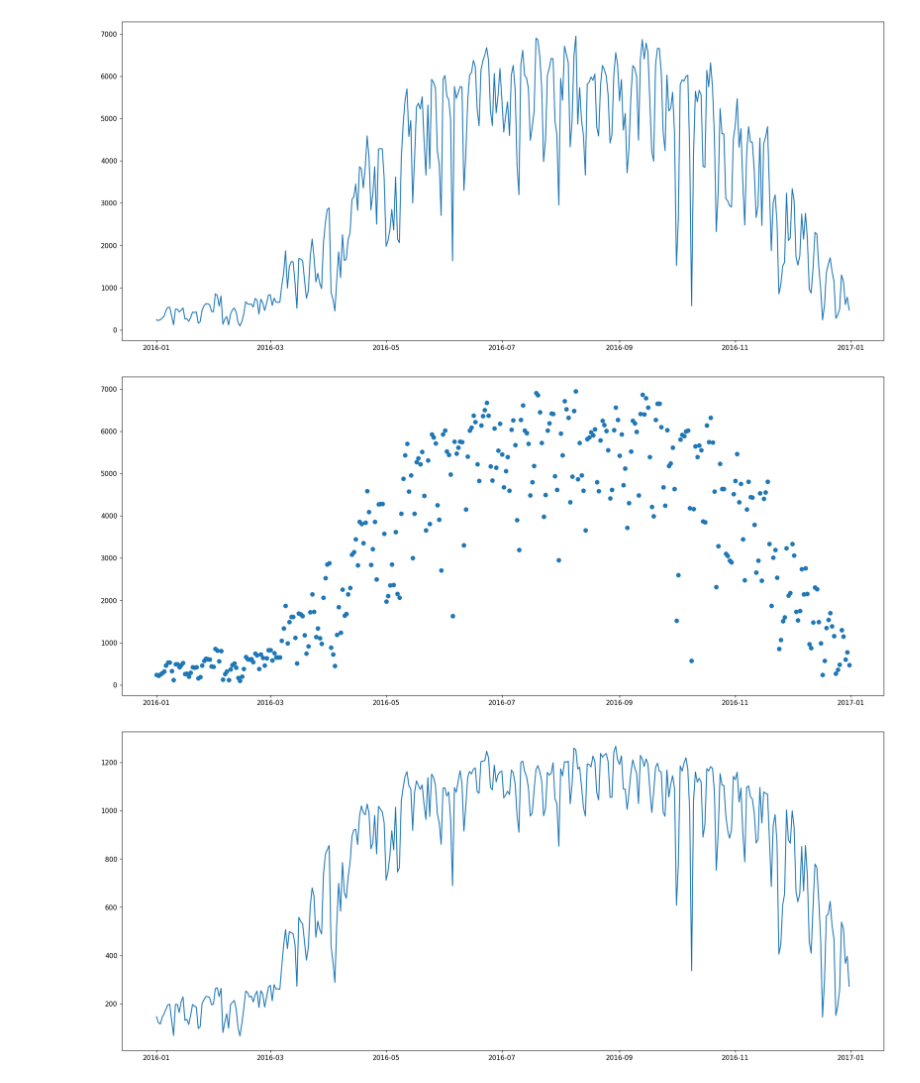
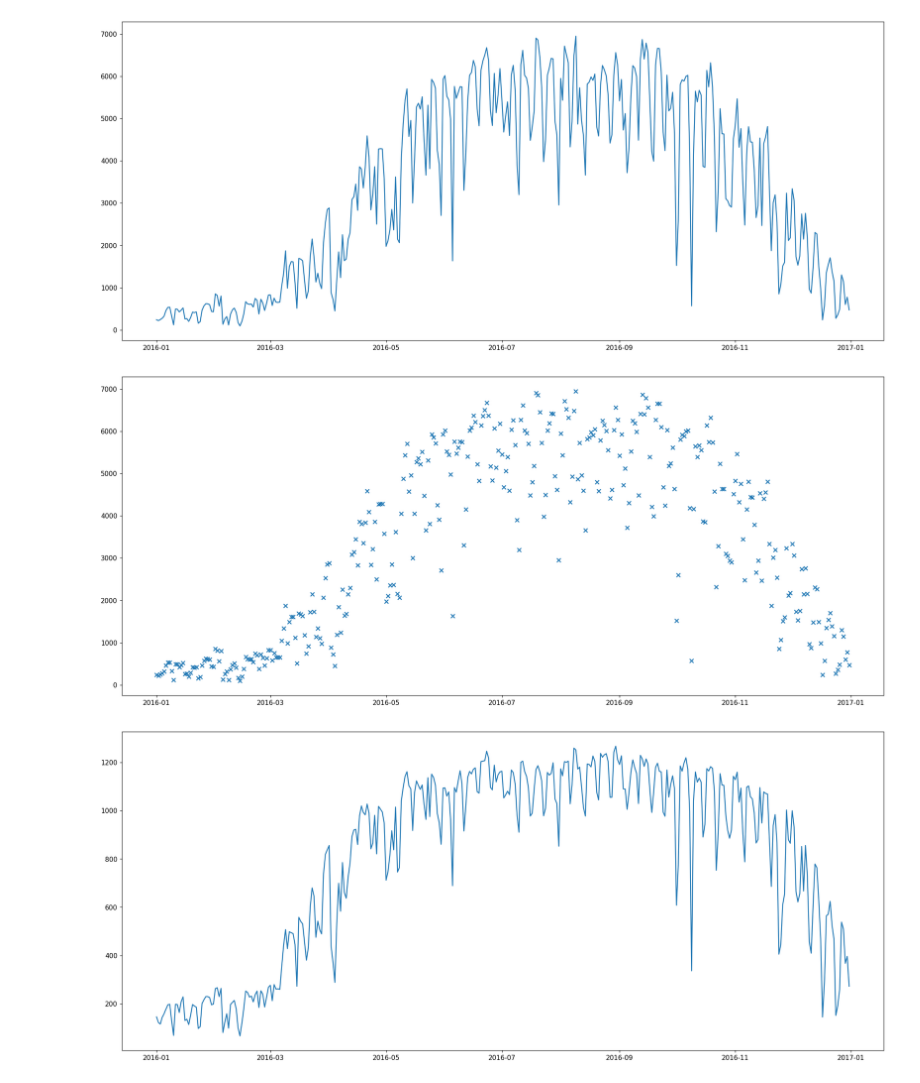
Before and after one commit to Timo-Heller/DSML-MMA_TEE, a Jupyter notebook: assignment.ipynb, the cells around one changed output. Cells and saved outputs as stored; diff of their text form; code cells hidden in the pictures.

```diff
--- a/assignment.ipynb
+++ b/assignment.ipynb
@@ -357,15 +357,15 @@ plt.show()
 # %%
 ### dayly nb. of bike trips over the year
 
 bostonC_used = bostonC.groupby(["date"])["trip_id"].nunique()
 
 fig,ax = plt.subplots(figsize=(21,9), dpi=110)
 
-ax.scatter(bostonC_used.index, bostonC_used)
+ax.scatter(bostonC_used.index, bostonC_used, marker="x")
 
 plt.show()
 # %% [output]
-[figure, old version]
+[figure, new version]
 # %%
 ### dayly nb. of bikes used over the year
 
```
Also changed, not shown: parts of 24 cells of this notebook.
